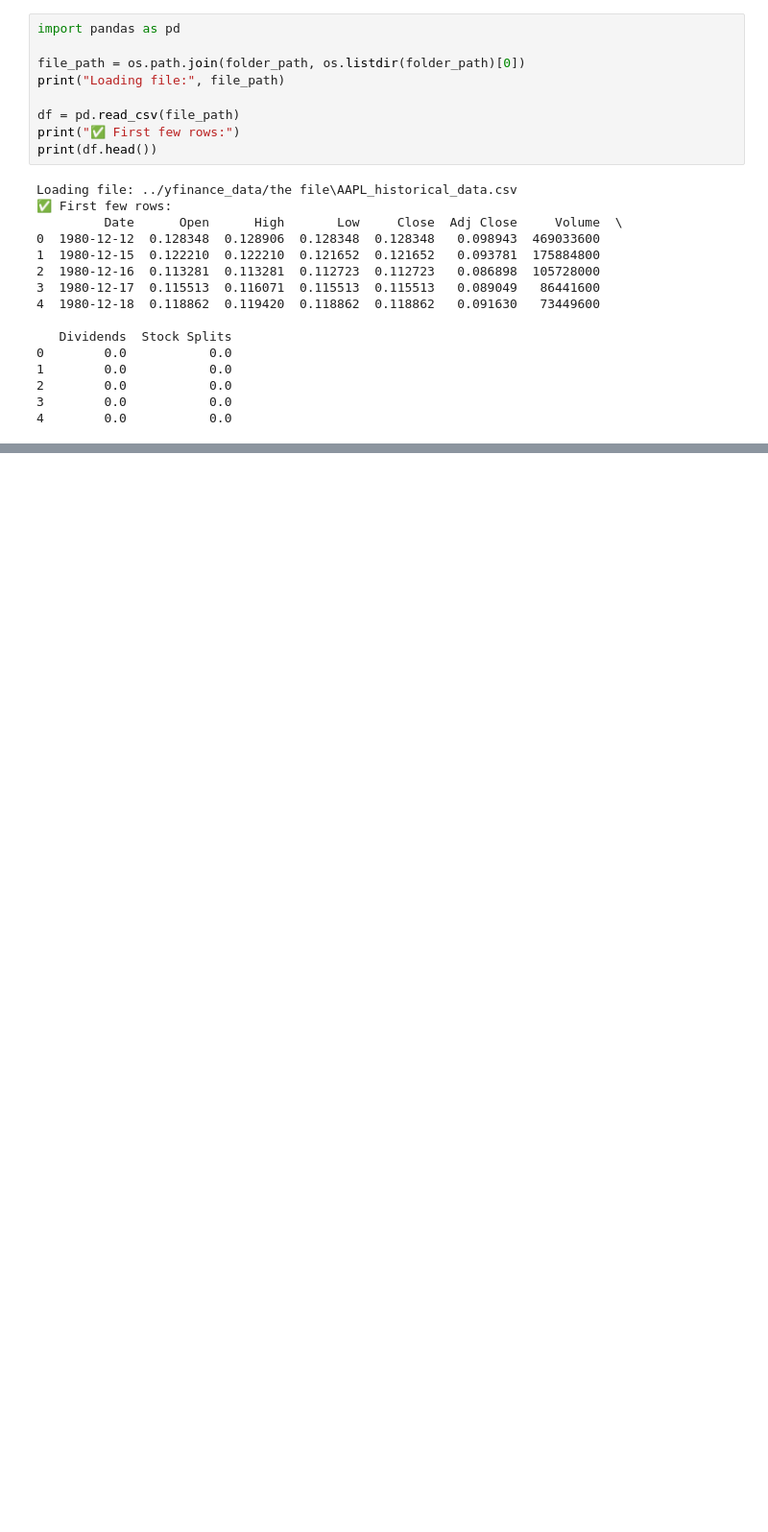
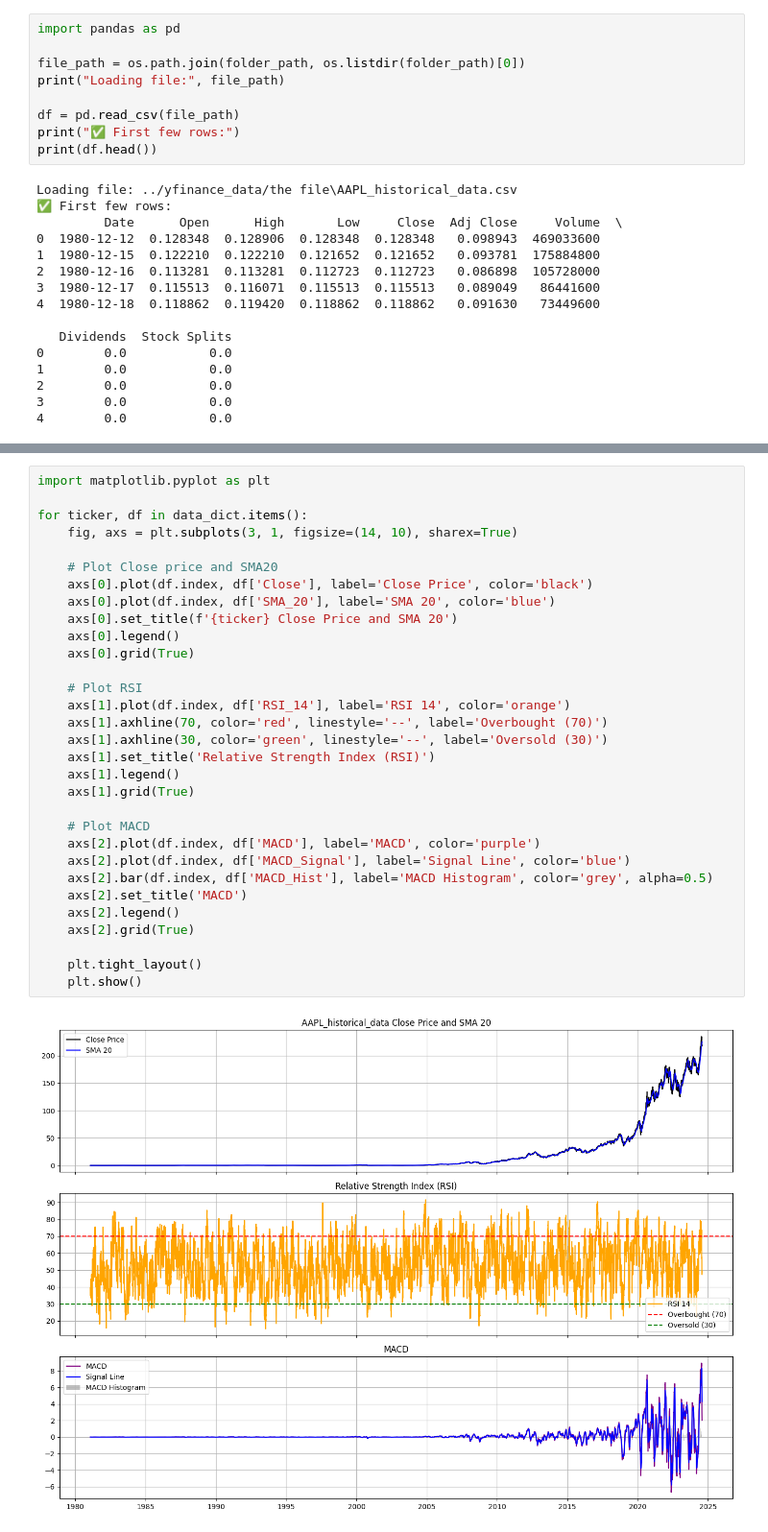
Before and after one commit to ayaf111/finance_week1, a Jupyter notebook: notebooks/task-2.ipynb, the cells around one changed output, grey strips where cells are left out. Shown at 96% size. Cells and saved outputs as stored; diff of their text form; blank space fills up the shorter version.

```diff
--- a/notebooks/task-2.ipynb
+++ b/notebooks/task-2.ipynb
@@ -158,0 +186,33 @@ print(sma[-5:])
+# %%
+import matplotlib.pyplot as plt
+
+for ticker, df in data_dict.items():
+    fig, axs = plt.subplots(3, 1, figsize=(14, 10), sharex=True)
+
+    # Plot Close price and SMA20
+    axs[0].plot(df.index, df['Close'], label='Close Price', color='black')
+    axs[0].plot(df.index, df['SMA_20'], label='SMA 20', color='blue')
+    axs[0].set_title(f'{ticker} Close Price and SMA 20')
+    axs[0].legend()
+    axs[0].grid(True)
+
+    # Plot RSI
+    axs[1].plot(df.index, df['RSI_14'], label='RSI 14', color='orange')
+    axs[1].axhline(70, color='red', linestyle='--', label='Overbought (70)')
+    axs[1].axhline(30, color='green', linestyle='--', label='Oversold (30)')
+    axs[1].set_title('Relative Strength Index (RSI)')
+    axs[1].legend()
+    axs[1].grid(True)
+
+    # Plot MACD
+    axs[2].plot(df.index, df['MACD'], label='MACD', color='purple')
+    axs[2].plot(df.index, df['MACD_Signal'], label='Signal Line', color='blue')
+    axs[2].bar(df.index, df['MACD_Hist'], label='MACD Histogram', color='grey', alpha=0.5)
+    axs[2].set_title('MACD')
+    axs[2].legend()
+    axs[2].grid(True)
+
+    plt.tight_layout()
+    plt.show()
+# %% [output]
+[figure, added]
```
Also changed, not shown: parts of 14 cells of this notebook, 2 other files.
